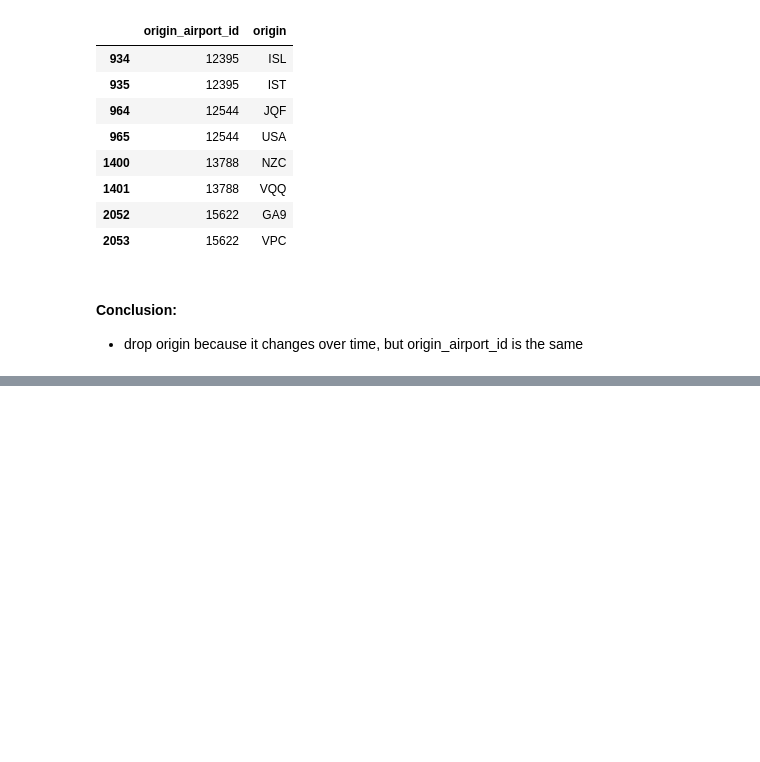
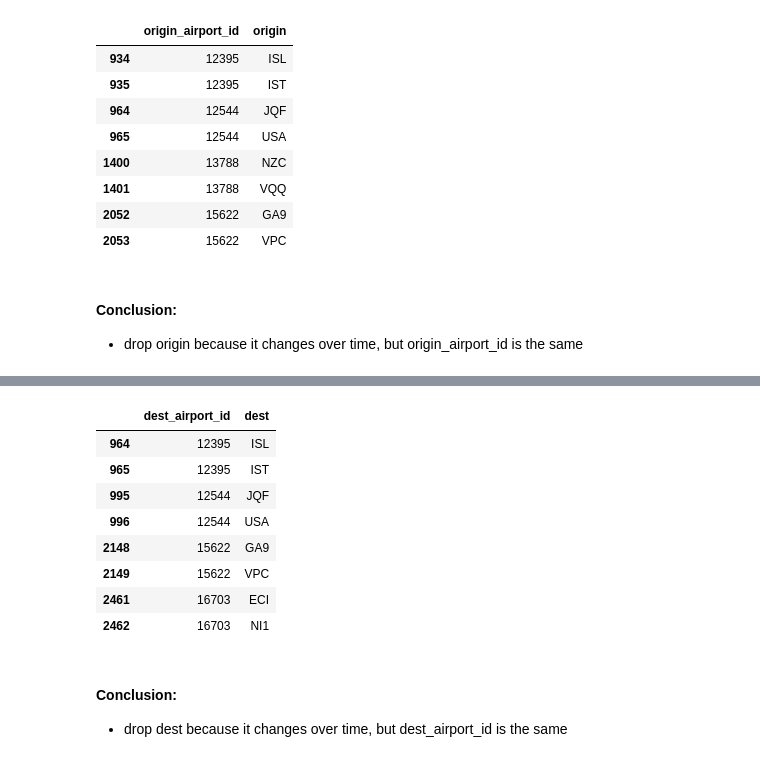
Before and after one commit to GailB-ca/lighthouse-mid-term-project, a Jupyter notebook: Explore_Passengers.ipynb, the cells around one changed output, grey strips where cells are left out. Cells and saved outputs as stored; diff of their text form; code cells hidden in the pictures; blank space fills up the shorter version.

```diff
--- a/Explore_Passengers.ipynb
+++ b/Explore_Passengers.ipynb
@@ -209,0 +264,16 @@ count_dest	2567
+# %%
+find_rows = res[res['dest_airport_id'].isin(['12395', '15622','16703','12544'])]
+find_rows
+# %% [output]
+|  | dest_airport_id | dest |
+| 964 | 12395 | ISL |
+| 965 | 12395 | IST |
+| 995 | 12544 | JQF |
+| 996 | 12544 | USA |
+| 2148 | 15622 | GA9 |
+| 2149 | 15622 | VPC |
+| 2461 | 16703 | ECI |
+| 2462 | 16703 | NI1 |
+# %% [markdown]
+#### Conclusion:
+- drop dest because it changes over time, but dest_airport_id is the same
```
Also changed, not shown: parts of 8 cells of this notebook, 2 other files.
